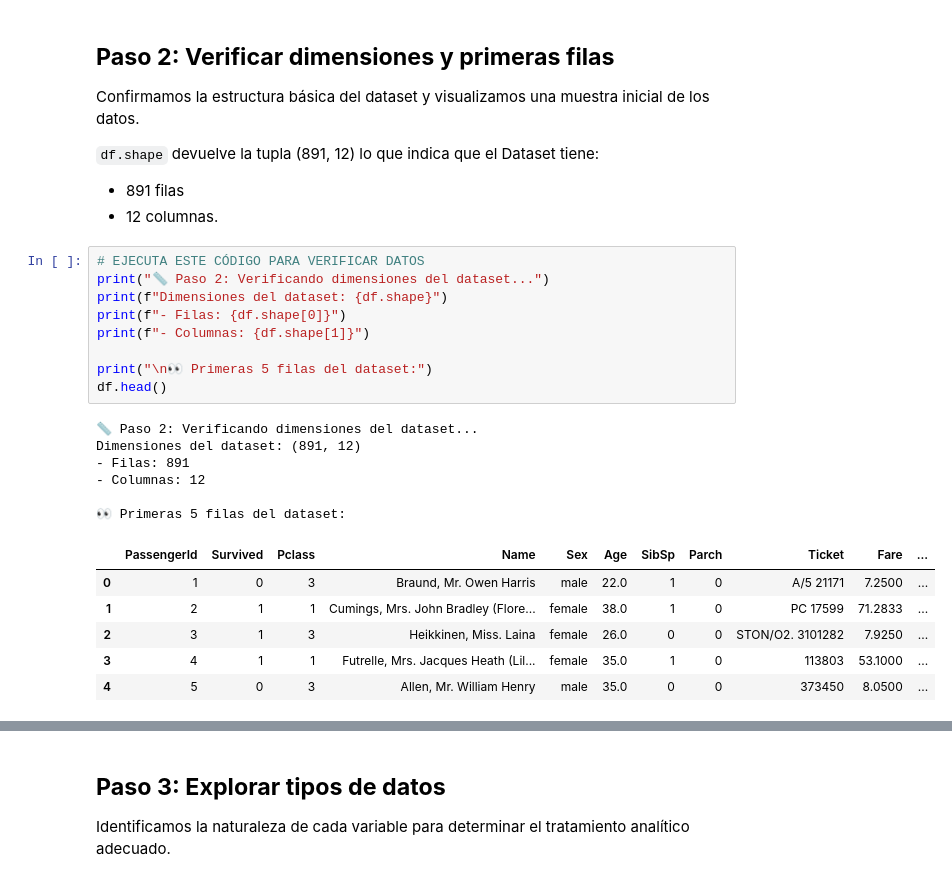
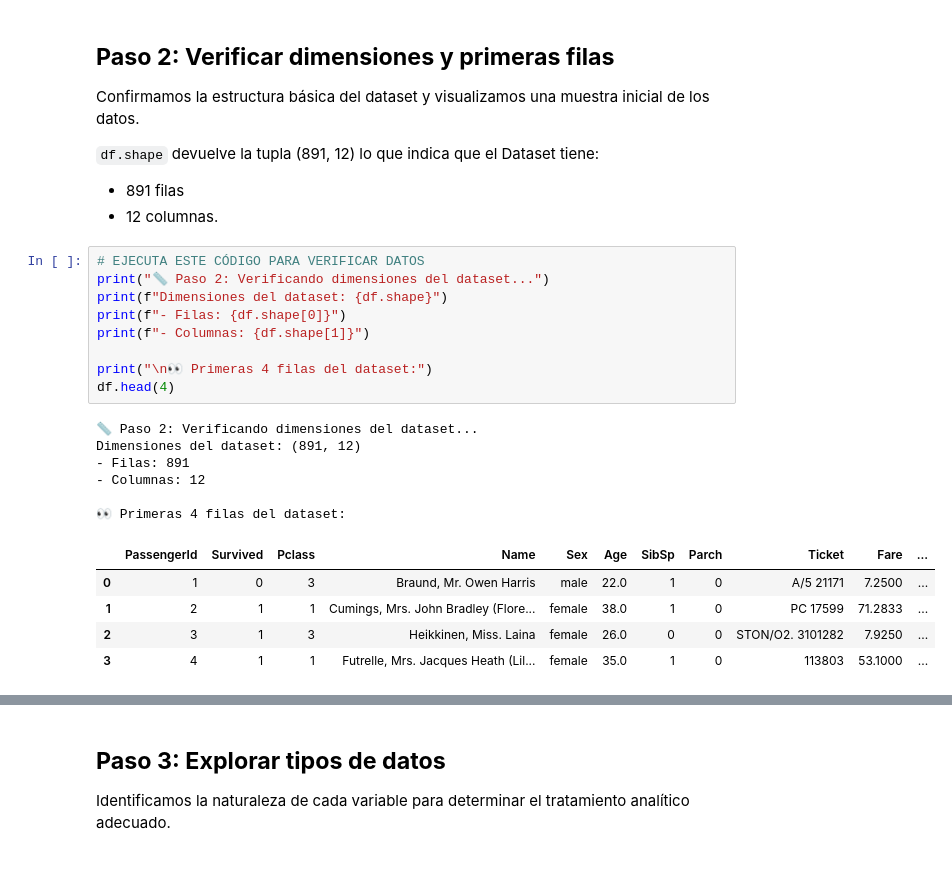
Before and after one commit to financieras/big_data, a Jupyter notebook: retos/reto_002.ipynb, the cells around one changed output, grey strips where cells are left out. Cells and saved outputs as stored; diff of their text form.

```diff
--- a/retos/reto_002.ipynb
+++ b/retos/reto_002.ipynb
@@ -40,22 +44,21 @@ Confirmamos la estructura básica del dataset y visualizamos una muestra inicial
 # %%
 # EJECUTA ESTE CÓDIGO PARA VERIFICAR DATOS
 print("📏 Paso 2: Verificando dimensiones del dataset...")
 print(f"Dimensiones del dataset: {df.shape}")
 print(f"- Filas: {df.shape[0]}")
 print(f"- Columnas: {df.shape[1]}")
 
-print("\n👀 Primeras 5 filas del dataset:")
-df.head()
+print("\n👀 Primeras 4 filas del dataset:")
+df.head(4)
 # %% [output]
 📏 Paso 2: Verificando dimensiones del dataset...
 Dimensiones del dataset: (891, 12)
 - Filas: 891
 - Columnas: 12
 
-👀 Primeras 5 filas del dataset:
+👀 Primeras 4 filas del dataset:
 |  | PassengerId | Survived | Pclass | Name | Sex | Age | SibSp | Parch | Ticket | Fare | ... |
 | 0 | 1 | 0 | 3 | Braund, Mr. Owen Harris | male | 22.0 | 1 | 0 | A/5 21171 | 7.2500 | ... |
 | 1 | 2 | 1 | 1 | Cumings, Mrs. John Bradley (Flore... | female | 38.0 | 1 | 0 | PC 17599 | 71.2833 | ... |
 | 2 | 3 | 1 | 3 | Heikkinen, Miss. Laina | female | 26.0 | 0 | 0 | STON/O2. 3101282 | 7.9250 | ... |
 | 3 | 4 | 1 | 1 | Futrelle, Mrs. Jacques Heath (Lil... | female | 35.0 | 1 | 0 | 113803 | 53.1000 | ... |
-| 4 | 5 | 0 | 3 | Allen, Mr. William Henry | male | 35.0 | 0 | 0 | 373450 | 8.0500 | ... |
```
Also changed, not shown: parts of 3 cells of this notebook.
